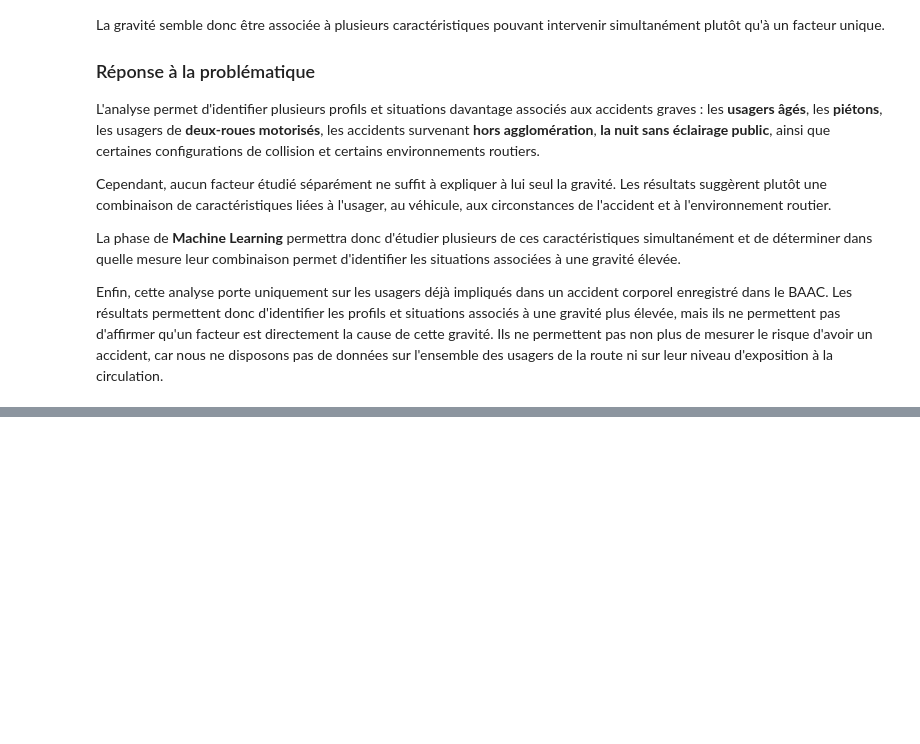
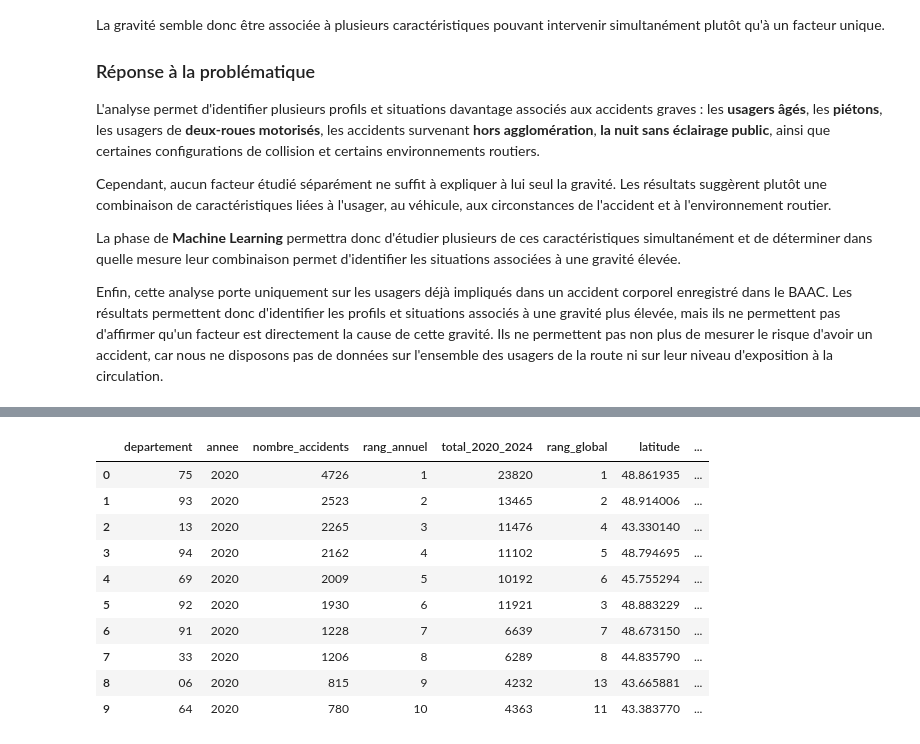
Before and after one commit to nabilakso87-svg/Projet_Final_Accidents_Routiers, a Jupyter notebook: 06_analyse_exploratoire.ipynb, the cells around one changed output, grey strips where cells are left out. Cells and saved outputs as stored; diff of their text form; code cells hidden in the pictures; blank space fills up the shorter version.

Commit message:
docs: mise a jour du README et ajout des analyses EDA, veille IA et dashboard Looker Studio

```diff
--- a/06_analyse_exploratoire.ipynb
+++ b/06_analyse_exploratoire.ipynb
@@ -1855,0 +1957,90 @@ Enfin, cette analyse porte uniquement sur les usagers déjà impliqués dans un
+# %%
+
+# 8.3. Création du tableau géographique et des classements
+# Objectif : préparer une seule source pour les analyses annuelles,
+# la carte Google Maps et le Top 10 des territoires.
+
+# 1. Calculer le classement de chaque territoire par année.
+# Le classement recommence à 1 pour chaque nouvelle année.
+accidents_par_departement_annee["rang_annuel"] = (
+    accidents_par_departement_annee
+    .groupby("annee")["nombre_accidents"]
+    .rank(method="min", ascending=False)
+    .astype(int)
+)
+
+# 2. Calculer le nombre total d'accidents sur 2020-2024.
+totaux_departements = (
+    accidents_par_departement_annee
+    .groupby("departement", as_index=False)
+    .agg(total_2020_2024=("nombre_accidents", "sum"))
+)
+
+# 3. Calculer le classement global sur les cinq années.
+totaux_departements["rang_global"] = (
+    totaux_departements["total_2020_2024"]
+    .rank(method="min", ascending=False)
+    .astype(int)
+)
+
+# 4. Réunir les accidents annuels et les classements globaux.
+carte_accidents_departements = (
+    accidents_par_departement_annee
+    .merge(
+        totaux_departements,
+        on="departement",
+        how="left",
+        validate="many_to_one"
+    )
+    .merge(
+        coordonnees_par_departement,
+        on="departement",
+        how="left",
+        validate="many_to_one"
+    )
+)
+
+# 5. Trier le tableau par année et par classement annuel.
+carte_accidents_departements = (
+    carte_accidents_departements
+    .sort_values(["annee", "rang_annuel", "departement"])
+    .reset_index(drop=True)
+)
+
+# 6. Afficher les 10 premiers territoires de 2020.
+display(carte_accidents_departements.head(10))
+
+# 7. Contrôler les résultats.
+print("Nombre de lignes :", len(carte_accidents_departements))
+print(
+    "Total des accidents :",
+    carte_accidents_departements["nombre_accidents"].sum()
+)
+print(
+    "Territoires sans coordonnées :",
+    carte_accidents_departements[
+        ["latitude", "longitude"]
+    ].isna().any(axis=1).sum()
+)
+
+# 8. Vérifier les classements annuels.
+print("\nNombre de territoires classés dans le Top 10 par année :")
+print(
+    carte_accidents_departements[
+        carte_accidents_departements["rang_annuel"] <= 10
+    ]
+    .groupby("annee")["departement"]
+    .nunique()
+)
+# %% [output]
+|  | departement | annee | nombre_accidents | rang_annuel | total_2020_2024 | rang_global | latitude | ... |
+| 0 | 75 | 2020 | 4726 | 1 | 23820 | 1 | 48.861935 | ... |
+| 1 | 93 | 2020 | 2523 | 2 | 13465 | 2 | 48.914006 | ... |
+| 2 | 13 | 2020 | 2265 | 3 | 11476 | 4 | 43.330140 | ... |
+| 3 | 94 | 2020 | 2162 | 4 | 11102 | 5 | 48.794695 | ... |
+| 4 | 69 | 2020 | 2009 | 5 | 10192 | 6 | 45.755294 | ... |
+| 5 | 92 | 2020 | 1930 | 6 | 11921 | 3 | 48.883229 | ... |
+| 6 | 91 | 2020 | 1228 | 7 | 6639 | 7 | 48.673150 | ... |
+| 7 | 33 | 2020 | 1206 | 8 | 6289 | 8 | 44.835790 | ... |
+| 8 | 06 | 2020 | 815 | 9 | 4232 | 13 | 43.665881 | ... |
+| 9 | 64 | 2020 | 780 | 10 | 4363 | 11 | 43.383770 | ... |
```
Also changed, not shown: parts of 11 cells of this notebook, 16 other files.
